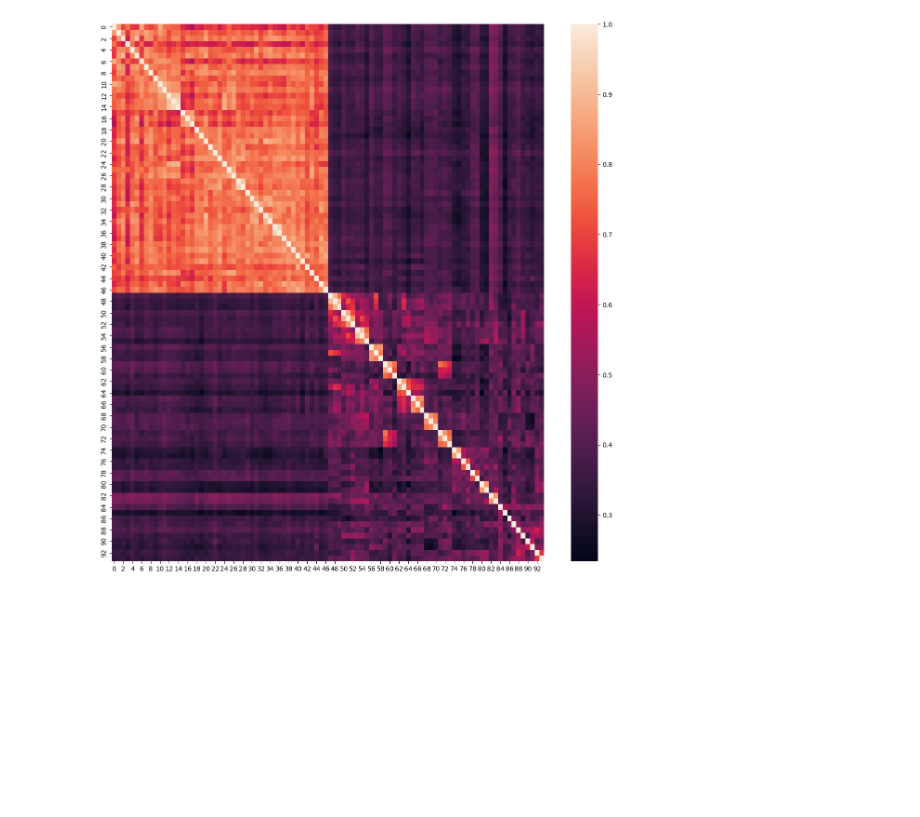
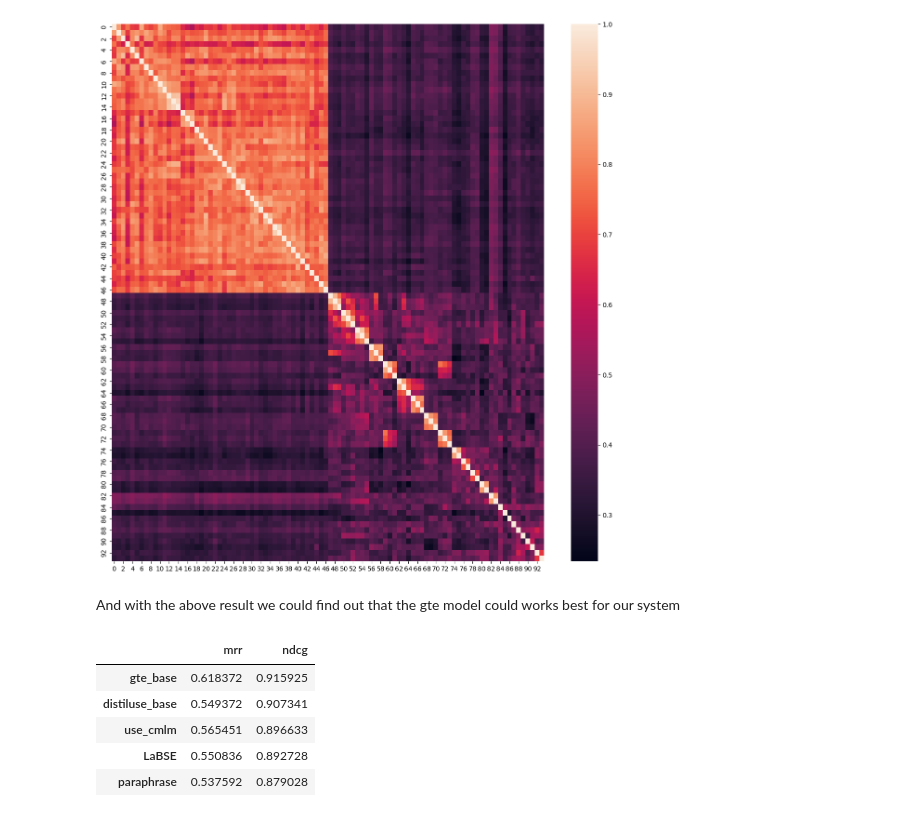
Before and after one commit to woxane/Rag-System, a Jupyter notebook: multilingual-embedding-test/multilingual-test.ipynb, the cells around one changed output. Saved outputs shown, nothing was run; the diff lists cells and outputs as text; code cells hidden in the pictures; blank space fills up the shorter version.

```diff
--- a/multilingual-embedding-test/multilingual-test.ipynb
+++ b/multilingual-embedding-test/multilingual-test.ipynb
@@ -355,3 +519,14 @@ sns.heatmap(similarities)
 # %% [output]
 <Axes: >
 [figure]
+# %% [markdown]
+And with the above result we could find out that the gte model could works best for our system
+# %%
+embedding_models_data.sort_values(by='ndcg', ascending=False)
+# %% [output]
+|  | mrr | ndcg |
+| gte_base | 0.618372 | 0.915925 |
+| distiluse_base | 0.549372 | 0.907341 |
+| use_cmlm | 0.565451 | 0.896633 |
+| LaBSE | 0.550836 | 0.892728 |
+| paraphrase | 0.537592 | 0.879028 |
```
Also changed, not shown: parts of 28 cells of this notebook.
